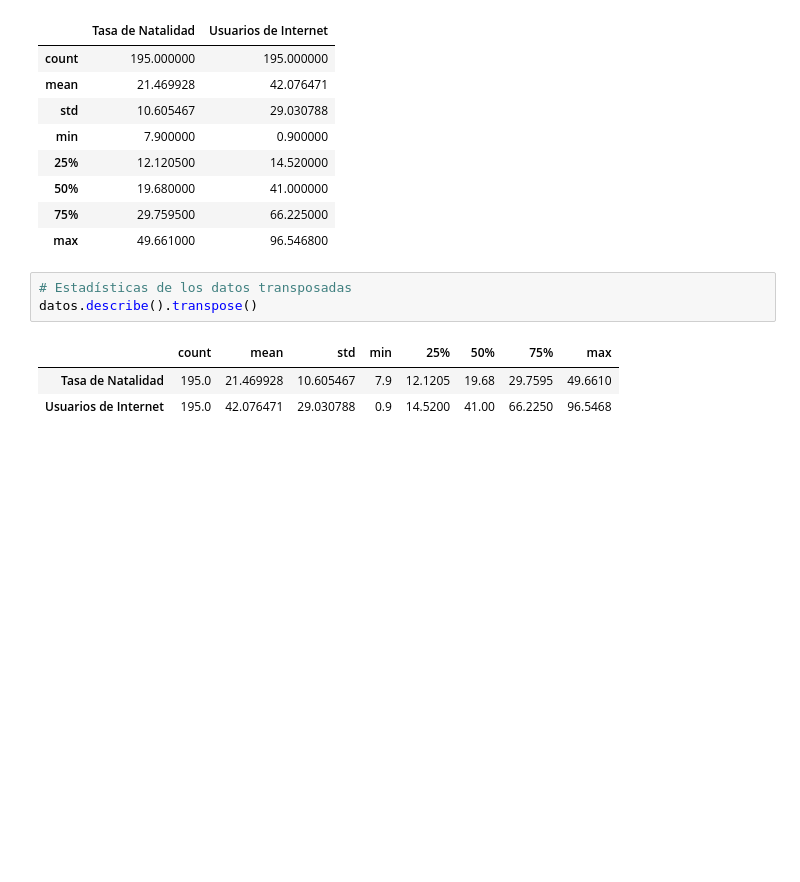
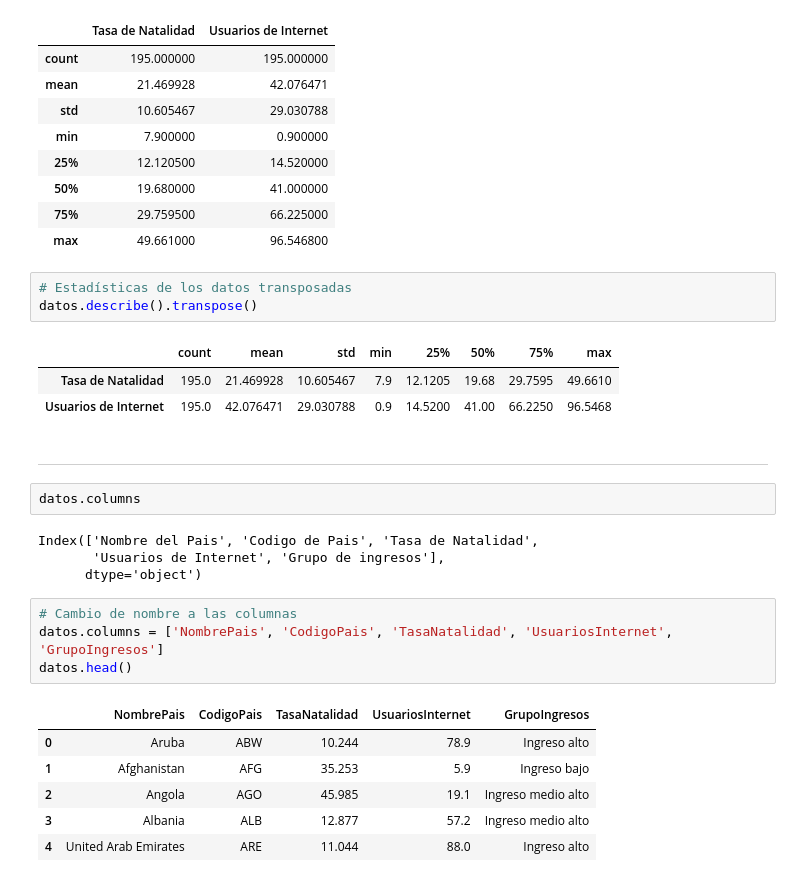
Before and after one commit to PabloSanchez87/IBM-Inteligencia-Artificial, a Jupyter notebook: 2- Python para Data Science/6-Importar_DataSet_pandas.ipynb, the cells around one changed output. Drawn from its saved outputs; the diff is of its cells as text; blank space fills up the shorter version.

```diff
--- a/2- Python para Data Science/6-Importar_DataSet_pandas.ipynb
+++ b/2- Python para Data Science/6-Importar_DataSet_pandas.ipynb
@@ -92,3 +92,22 @@ datos.describe().transpose()
 |  | count | mean | std | min | 25% | 50% | 75% | max |
 | Tasa de Natalidad | 195.0 | 21.469928 | 10.605467 | 7.9 | 12.1205 | 19.68 | 29.7595 | 49.6610 |
 | Usuarios de Internet | 195.0 | 42.076471 | 29.030788 | 0.9 | 14.5200 | 41.00 | 66.2250 | 96.5468 |
+# %% [markdown]
+---
+# %%
+datos.columns
+# %% [output]
+Index(['Nombre del Pais', 'Codigo de Pais', 'Tasa de Natalidad',
+       'Usuarios de Internet', 'Grupo de ingresos'],
+      dtype='object')
+# %%
+# Cambio de nombre a las columnas
+datos.columns = ['NombrePais', 'CodigoPais', 'TasaNatalidad', 'UsuariosInternet', 'GrupoIngresos']
+datos.head()
+# %% [output]
+|  | NombrePais | CodigoPais | TasaNatalidad | UsuariosInternet | GrupoIngresos |
+| 0 | Aruba | ABW | 10.244 | 78.9 | Ingreso alto |
+| 1 | Afghanistan | AFG | 35.253 | 5.9 | Ingreso bajo |
+| 2 | Angola | AGO | 45.985 | 19.1 | Ingreso medio alto |
+| 3 | Albania | ALB | 12.877 | 57.2 | Ingreso medio alto |
+| 4 | United Arab Emirates | ARE | 11.044 | 88.0 | Ingreso alto |
```
Also changed, not shown: parts of 14 cells of this notebook.
